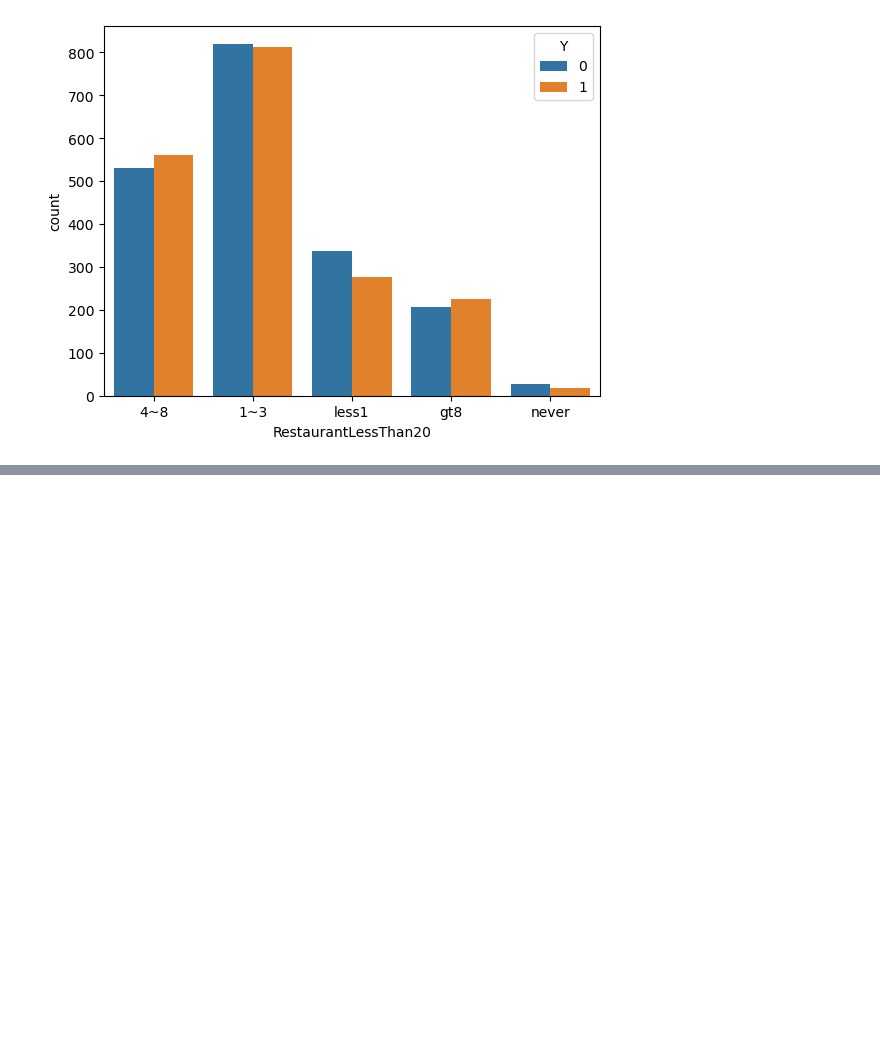
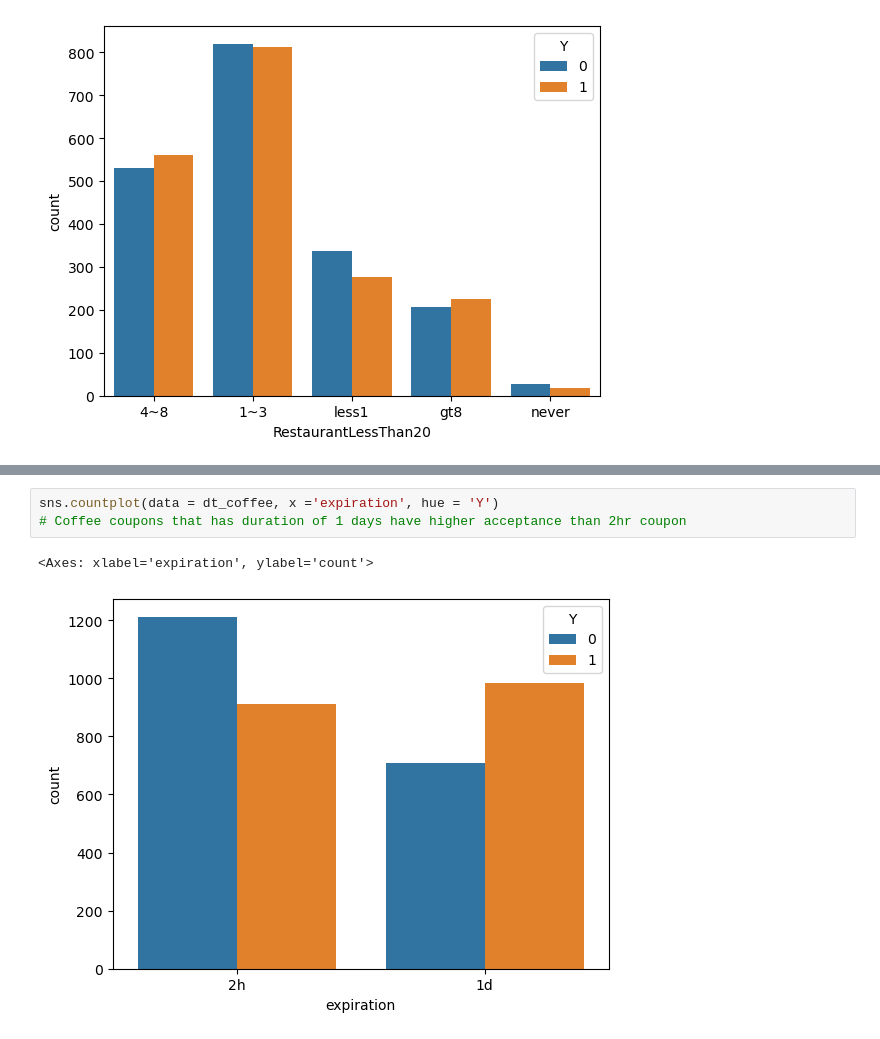
Before and after one commit to saurabhchhaparwal/Assigment-5.1, a Jupyter notebook: prompt.ipynb, the cells around one changed output, grey strips where cells are left out. Saved outputs shown, nothing was run; the diff lists cells and outputs as text; blank space fills up the shorter version.

```diff
--- a/prompt.ipynb
+++ b/prompt.ipynb
@@ -359,0 +365,6 @@ sns.countplot(data = dt_coffee, x ='RestaurantLessThan20', hue = 'Y')
+# %%
+sns.countplot(data = dt_coffee, x ='expiration', hue = 'Y')
+# Coffee coupons that has duration of 1 days have higher acceptance than 2hr coupon
+# %% [output]
+<Axes: xlabel='expiration', ylabel='count'>
+[figure, added]
```
Also changed, not shown: parts of 3 cells of this notebook.
